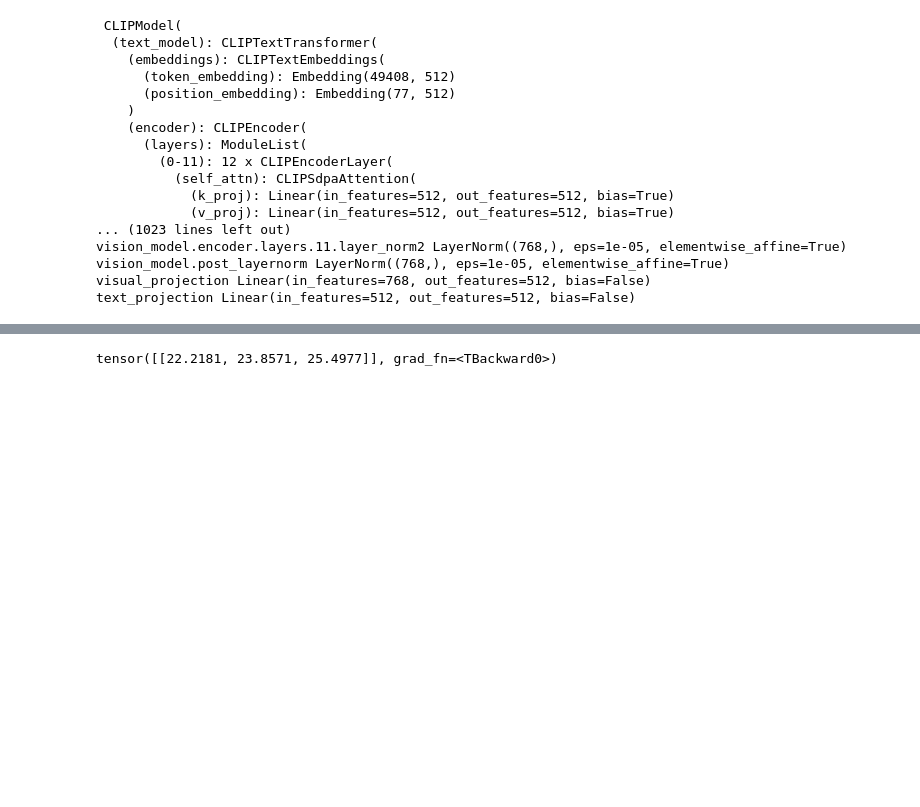
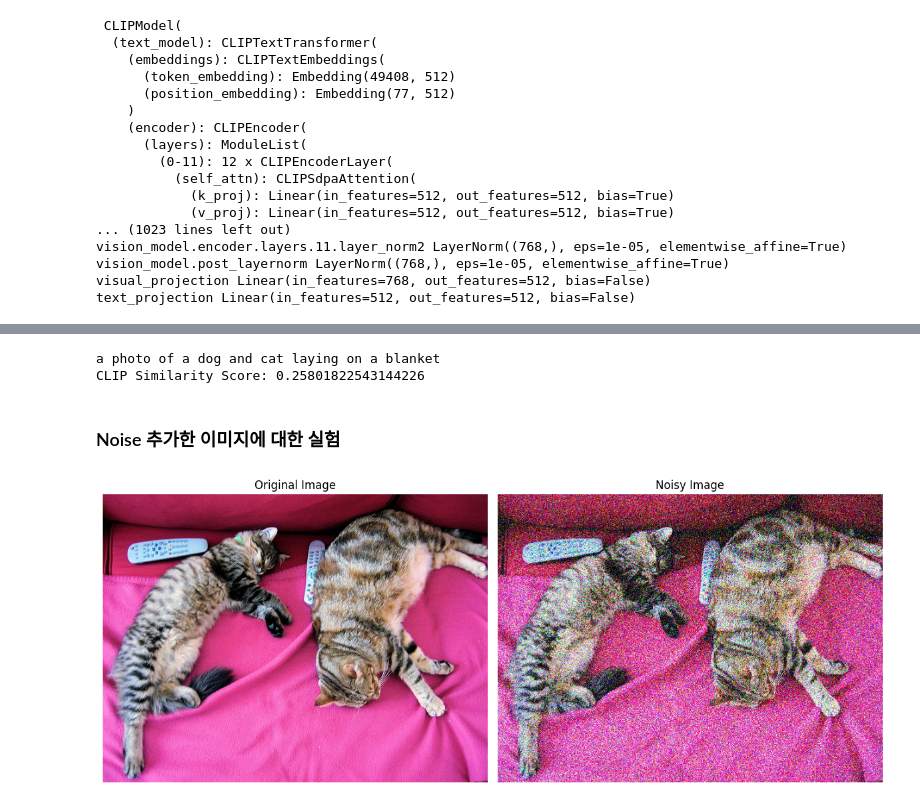
Before and after one commit to zinzinyou/20242R0136COSE47402, a Jupyter notebook: FinalProject/TestCode.ipynb, the cells around one changed output, grey strips where cells are left out. Drawn from its saved outputs; the diff is of its cells as text; code cells hidden in the pictures; blank space fills up the shorter version.

```diff
--- a/FinalProject/TestCode.ipynb
+++ b/FinalProject/TestCode.ipynb
@@ -278,4 +331,63 @@ Generated Caption: a cat laying on a blanket with a cat on it
-# %%
-outputs.logits_per_image
-# %% [output]
-tensor([[22.2181, 23.8571, 25.4977]], grad_fn=<TBackward0>)
+# %%
+# CLIP score 게산
+import torch
+import torch.nn.functional as F
+
+# 이미지 임베딩 생성
+pixel_values = clip_processor(images=image, return_tensors="pt").pixel_values
+image_features = clip_model.get_image_features(pixel_values)
+
+# 캡션 임베딩 생성
+print(generated_caption)
+text_inputs = clip_processor(text=[generated_caption], return_tensors="pt", padding=True)
+text_features = clip_model.get_text_features(**text_inputs)
+
+# 임베딩 정규화 (벡터 길이를 1로 만듦)
+image_features = F.normalize(image_features, p=2, dim=1)
+text_features = F.normalize(text_features, p=2, dim=1)
+
+# 유사도 점수 계산 (코사인 유사도)
+similarity_score = (image_features @ text_features.T).item()
+print(f"CLIP Similarity Score: {similarity_score}")
+# %% [output]
+a photo of a dog and cat laying on a blanket
+CLIP Similarity Score: 0.25801822543144226
+# %% [markdown]
+### Noise 추가한 이미지에 대한 실험
+# %%
+import numpy as np
+import matplotlib.pyplot as plt
+
+def add_gaussian_noise(image, mean=0, std=75):
+    # PIL 이미지를 numpy 배열로 변환
+    image_array = np.asarray(image).astype(np.float32)
+
+    # 가우시안 노이즈 생성
+    noise = np.random.normal(mean, std, image_array.shape)
+
+    # 노이즈 추가 및 클리핑
+    noisy_image = np.clip(image_array + noise, 0, 255).astype(np.uint8)
+
+    # numpy 배열을 다시 PIL 이미지로 변환
+    return Image.fromarray(noisy_image)
+
+# 노이즈 추가
+noisy_image = add_gaussian_noise(image)
+
+# 원본 이미지와 노이즈 이미지 나란히 시각화
+fig, ax = plt.subplots(1, 2, figsize=(12, 6))
+
+# 원본 이미지
+ax[0].imshow(image)
+ax[0].axis("off")
+ax[0].set_title("Original Image")
+
+# 노이즈 추가된 이미지
+ax[1].imshow(noisy_image)
+ax[1].axis("off")
+ax[1].set_title("Noisy Image")
+
+plt.tight_layout()
+plt.show()
+# %% [output]
+[figure, added]
```
Also changed, not shown: parts of 14 cells of this notebook.
